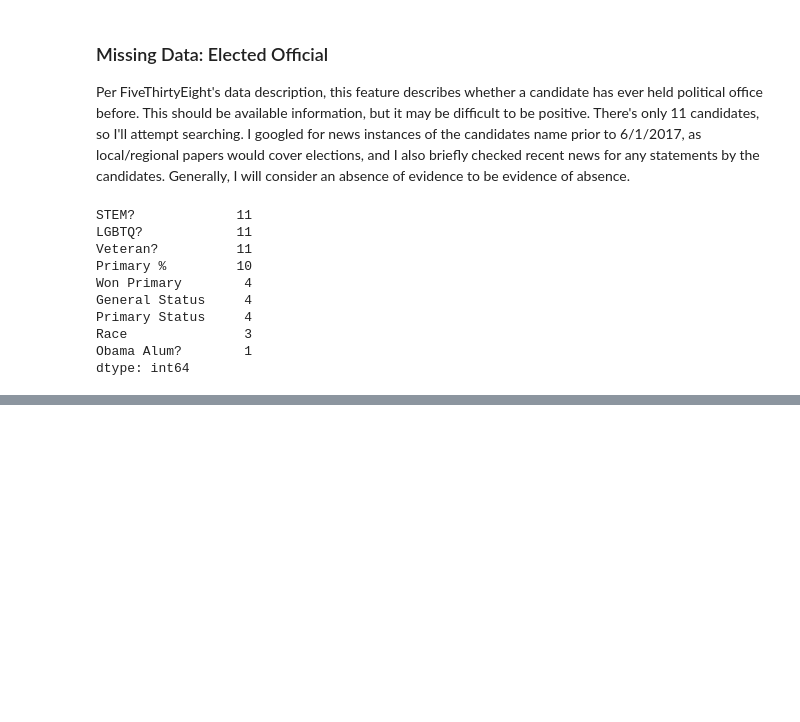
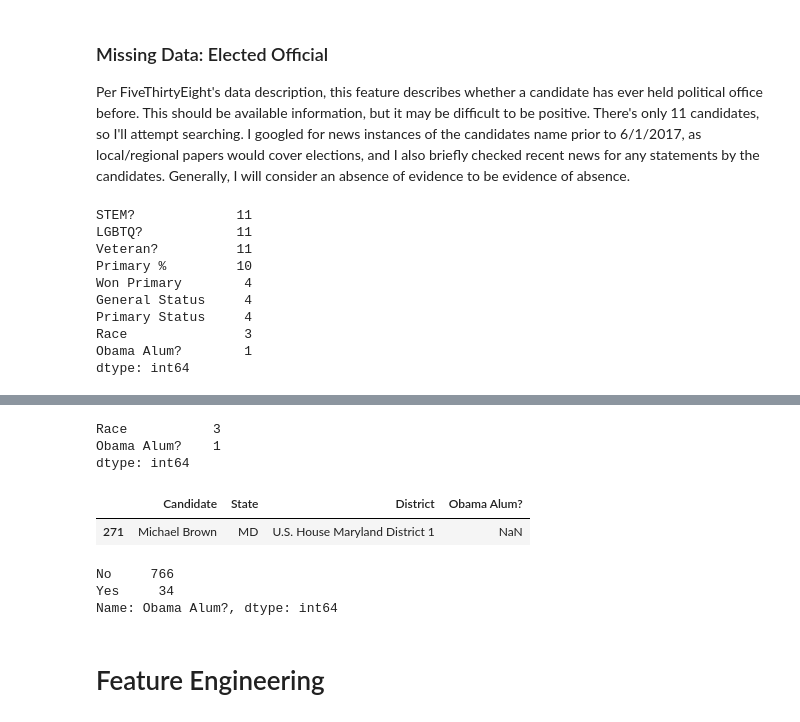
Before and after one commit to MattTriano/personal_site_public, a Jupyter notebook: Democrat_Primary_Success.ipynb, the cells around one changed output, grey strips where cells are left out. Saved outputs shown, nothing was run; the diff lists cells and outputs as text; code cells hidden in the pictures; blank space fills up the shorter version.

```diff
--- a/Democrat_Primary_Success.ipynb
+++ b/Democrat_Primary_Success.ipynb
@@ -455,0 +616,19 @@ df[df['Veteran?'].isnull()]
+# %%
+df_finalized.isnull().sum()[df_finalized.isnull().sum() > 0].sort_values(ascending=False)
+# %% [output]
+Race           3
+Obama Alum?    1
+dtype: int64
+# %%
+df_finalized[df_finalized['Obama Alum?'].isnull()][['Candidate', 'State', 'District', 'Obama Alum?']]
+# %% [output]
+|  | Candidate | State | District | Obama Alum? |
+| 271 | Michael Brown | MD | U.S. House Maryland District 1 | NaN |
+# %%
+df_finalized['Obama Alum?'].value_counts()
+# %% [output]
+No     766
+Yes     34
+Name: Obama Alum?, dtype: int64
+# %% [markdown]
+# Feature Engineering
```
Also changed, not shown: parts of 43 cells of this notebook, 1 other file.
